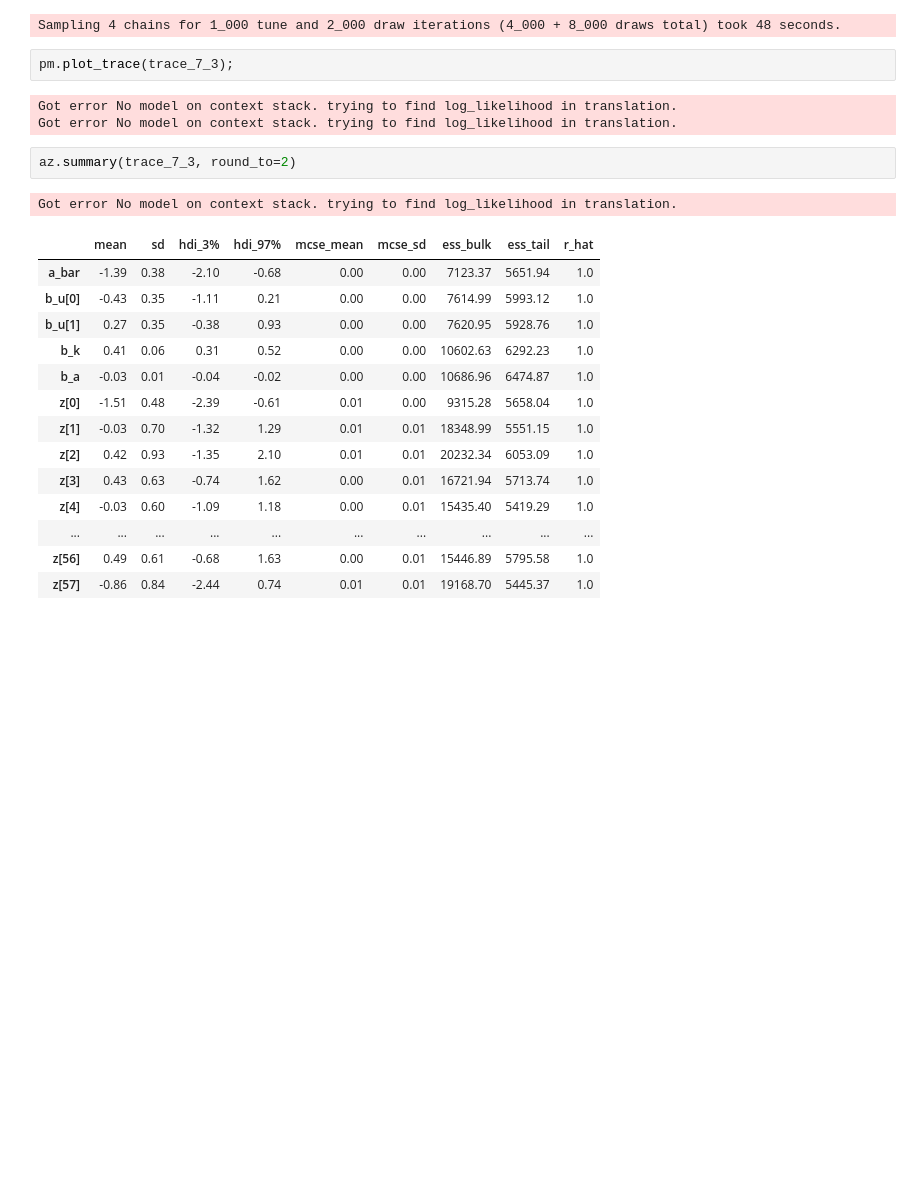
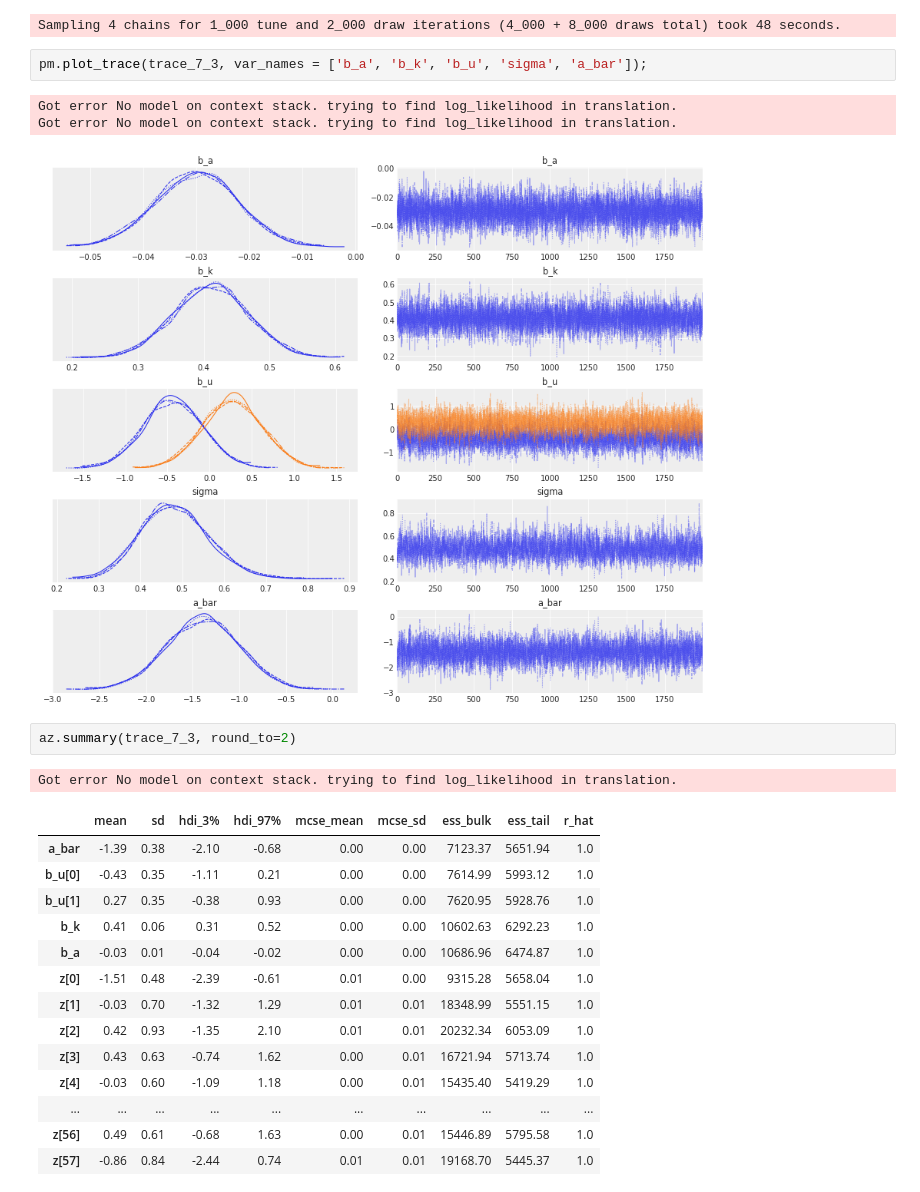
Before and after one commit to fhte2/statistical-rethinking, a Jupyter notebook: Week_7_exercises.ipynb, the cells around one changed output. Cells and saved outputs as stored; diff of their text form; blank space fills up the shorter version.

```diff
--- a/Week_7_exercises.ipynb
+++ b/Week_7_exercises.ipynb
@@ -297,10 +297,11 @@ NUTS: [z, b_a, b_k, b_u, sigma, a_bar]
 [interactive output not drawn]
 Sampling 4 chains for 1_000 tune and 2_000 draw iterations (4_000 + 8_000 draws total) took 48 seconds.
 # %%
-pm.plot_trace(trace_7_3);
+pm.plot_trace(trace_7_3, var_names = ['b_a', 'b_k', 'b_u', 'sigma', 'a_bar']);
 # %% [output]
 Got error No model on context stack. trying to find log_likelihood in translation.
 Got error No model on context stack. trying to find log_likelihood in translation.
+[figure, added]
 # %%
 az.summary(trace_7_3, round_to=2)
 # %% [output]
```
